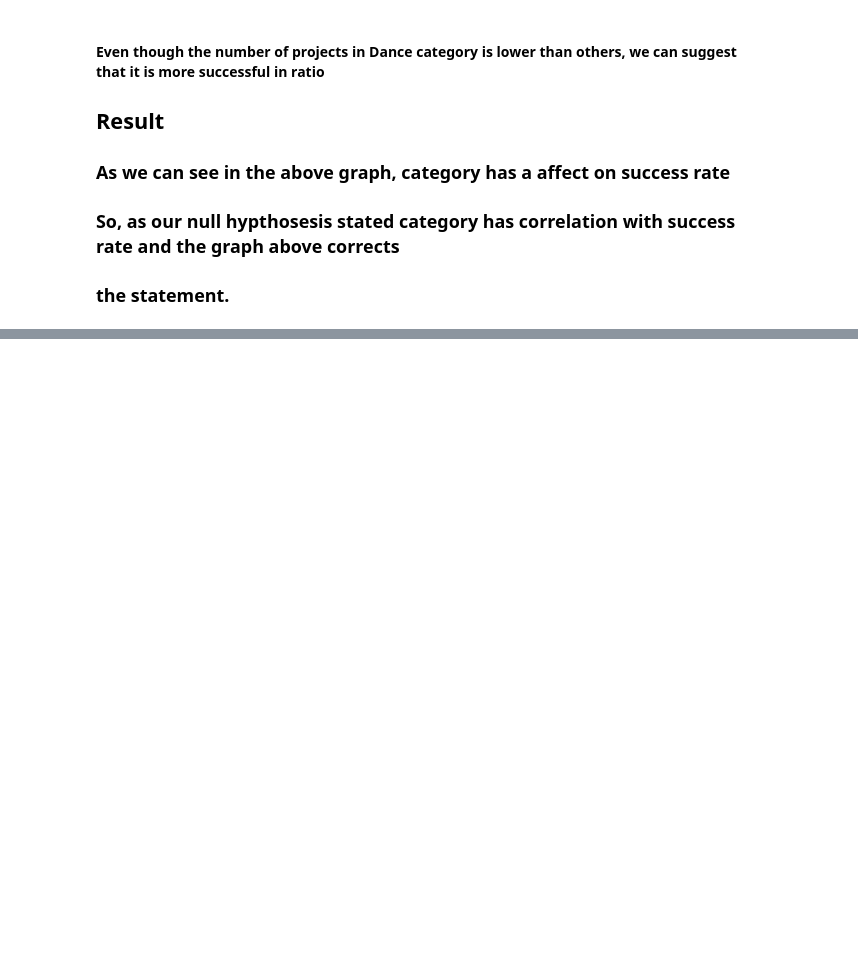
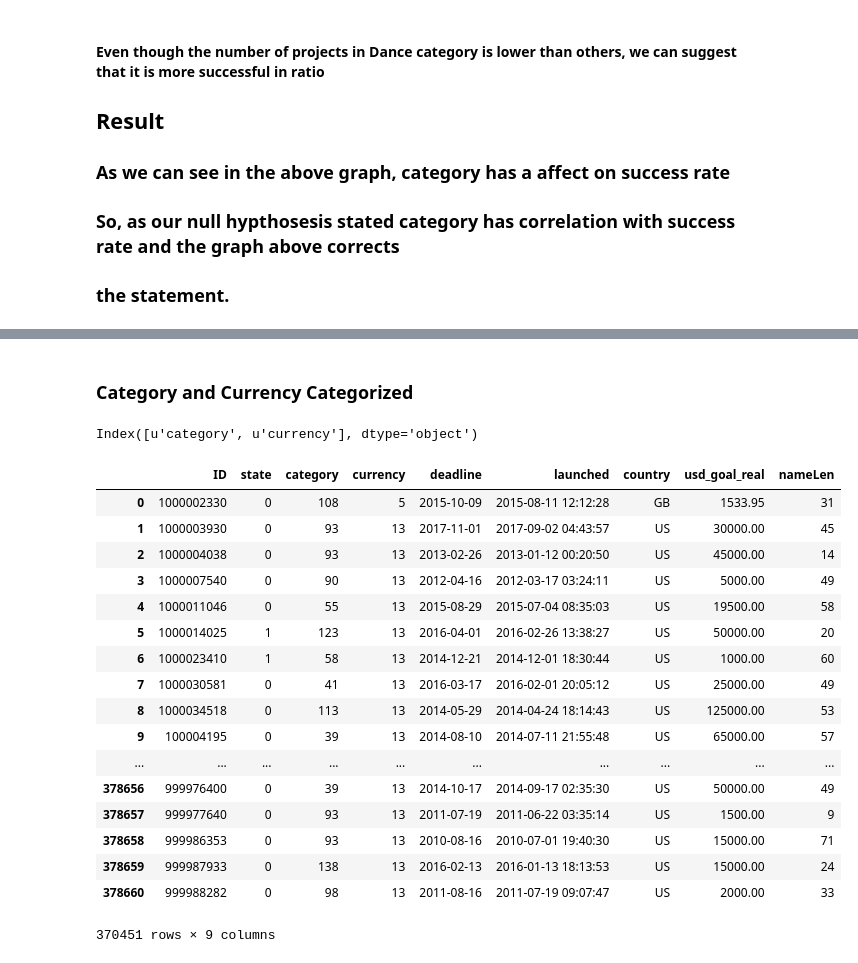
Before and after one commit to coskunfurkan/kickStarter, a Jupyter notebook: kickstart.ipynb, the cells around one changed output, grey strips where cells are left out. Saved outputs shown, nothing was run; the diff lists cells and outputs as text; code cells hidden in the pictures; blank space fills up the shorter version.

```diff
--- a/kickstart.ipynb
+++ b/kickstart.ipynb
@@ -272,0 +331,3 @@ category.plot(kind="bar",figsize=(16,7))
+# %%
+data = data[["ID","state","name","category","currency","deadline","launched","country","usd_goal_real"]]
+data.info()
@@ -272,0 +351,3 @@ category.plot(kind="bar",figsize=(16,7))
+# %%
+data = data[data['name'].notnull()]
+data.info()
@@ -272,0 +369,5 @@ category.plot(kind="bar",figsize=(16,7))
+# %%
+data['nameLen'] = data['name'].map(lambda n: len(n))
+data = data.dropna()
+data.drop(['name'], axis=1, inplace=True)
+data.info()
@@ -272,0 +389,32 @@ category.plot(kind="bar",figsize=(16,7))
+# %% [markdown]
+### Category and Currency Categorized
+# %%
+data['category'] = data['category'].astype('category')
+data['currency'] = data['currency'].astype('category')
+
+cat_columns = data.select_dtypes(['category']).columns
+cat_columns
+# %% [output]
+Index([u'category', u'currency'], dtype='object')
+# %%
+data[cat_columns] = data[cat_columns].apply(lambda x: x.cat.codes)
+data
+# %% [output]
+|  | ID | state | category | currency | deadline | launched | country | usd_goal_real | nameLen |
+| 0 | 1000002330 | 0 | 108 | 5 | 2015-10-09 | 2015-08-11 12:12:28 | GB | 1533.95 | 31 |
+| 1 | 1000003930 | 0 | 93 | 13 | 2017-11-01 | 2017-09-02 04:43:57 | US | 30000.00 | 45 |
+| 2 | 1000004038 | 0 | 93 | 13 | 2013-02-26 | 2013-01-12 00:20:50 | US | 45000.00 | 14 |
+| 3 | 1000007540 | 0 | 90 | 13 | 2012-04-16 | 2012-03-17 03:24:11 | US | 5000.00 | 49 |
+| 4 | 1000011046 | 0 | 55 | 13 | 2015-08-29 | 2015-07-04 08:35:03 | US | 19500.00 | 58 |
+| 5 | 1000014025 | 1 | 123 | 13 | 2016-04-01 | 2016-02-26 13:38:27 | US | 50000.00 | 20 |
+| 6 | 1000023410 | 1 | 58 | 13 | 2014-12-21 | 2014-12-01 18:30:44 | US | 1000.00 | 60 |
+| 7 | 1000030581 | 0 | 41 | 13 | 2016-03-17 | 2016-02-01 20:05:12 | US | 25000.00 | 49 |
+| 8 | 1000034518 | 0 | 113 | 13 | 2014-05-29 | 2014-04-24 18:14:43 | US | 125000.00 | 53 |
+| 9 | 100004195 | 0 | 39 | 13 | 2014-08-10 | 2014-07-11 21:55:48 | US | 65000.00 | 57 |
+| ... | ... | ... | ... | ... | ... | ... | ... | ... | ... |
+| 378656 | 999976400 | 0 | 39 | 13 | 2014-10-17 | 2014-09-17 02:35:30 | US | 50000.00 | 49 |
+| 378657 | 999977640 | 0 | 93 | 13 | 2011-07-19 | 2011-06-22 03:35:14 | US | 1500.00 | 9 |
+| 378658 | 999986353 | 0 | 93 | 13 | 2010-08-16 | 2010-07-01 19:40:30 | US | 15000.00 | 71 |
+| 378659 | 999987933 | 0 | 138 | 13 | 2016-02-13 | 2016-01-13 18:13:53 | US | 15000.00 | 24 |
+| 378660 | 999988282 | 0 | 98 | 13 | 2011-08-16 | 2011-07-19 09:07:47 | US | 2000.00 | 33 |
+370451 rows × 9 columns
```
Also changed, not shown: parts of 11 cells of this notebook.
